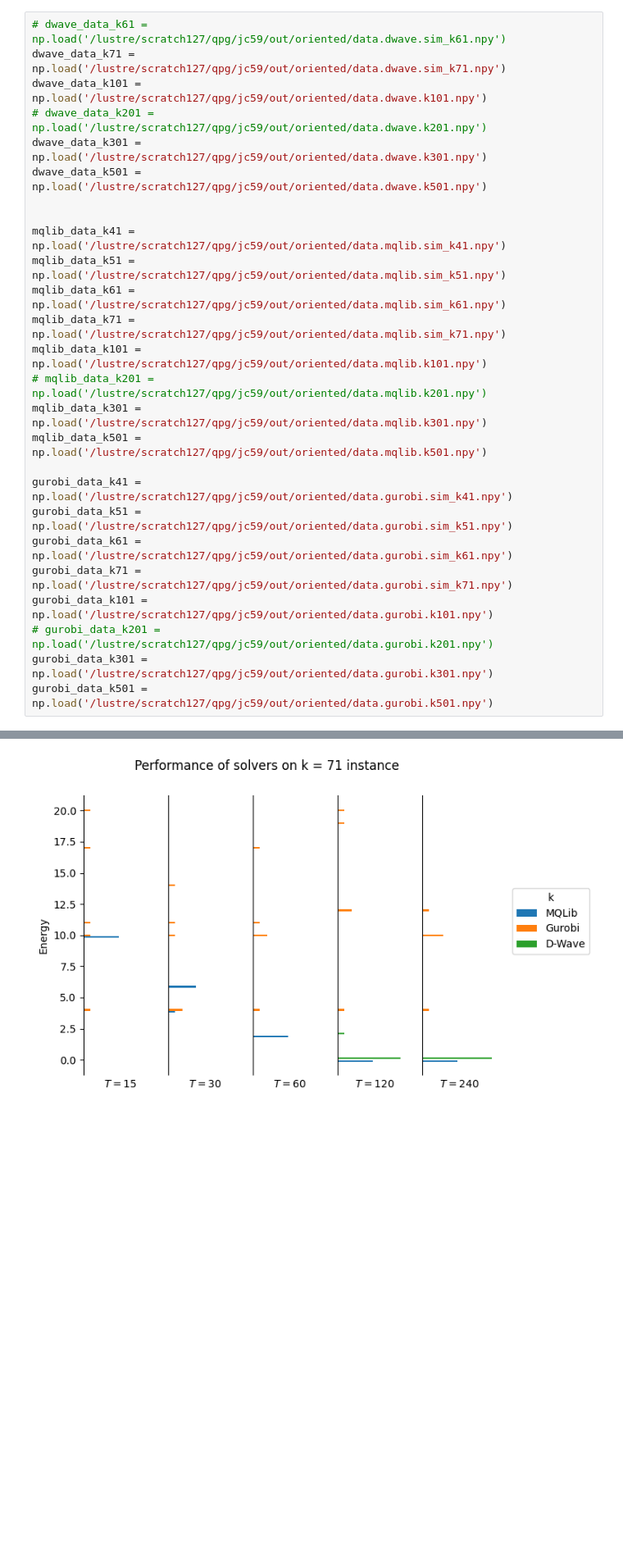
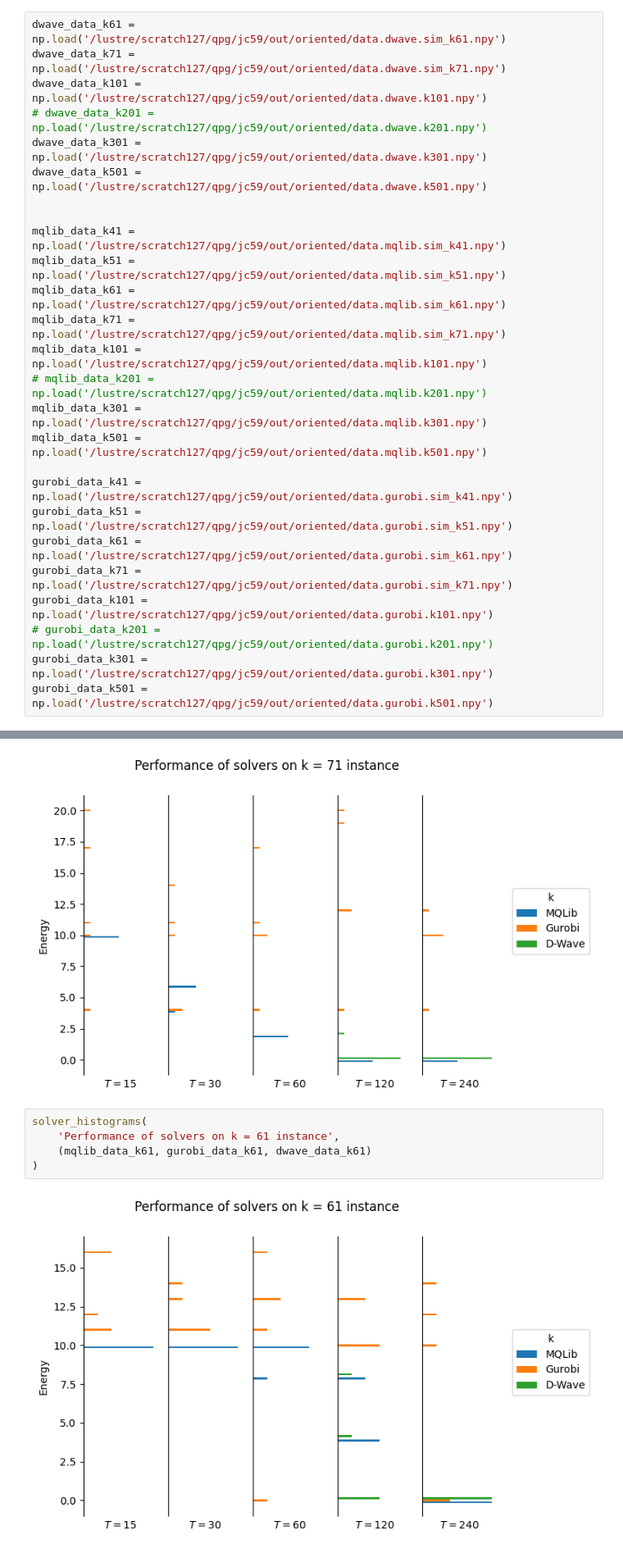
Before and after one commit to JoshCudby/quantum_pangenomics, a Jupyter notebook: qubo_solvers/qubo_solvers/oriented_tangle/notebooks/oriented_tangle_plotting.ipynb, the cells around one changed output, grey strips where cells are left out. Shown at 82% size. Cells and saved outputs as stored; diff of their text form; blank space fills up the shorter version.

```diff
--- a/qubo_solvers/qubo_solvers/oriented_tangle/notebooks/oriented_tangle_plotting.ipynb
+++ b/qubo_solvers/qubo_solvers/oriented_tangle/notebooks/oriented_tangle_plotting.ipynb
@@ -20,7 +20,7 @@ data_entry('mqlib')
 data_entry('dwave')
 data_entry('gurobi')
 # %%
-# dwave_data_k61 = np.load('/lustre/scratch127/qpg/jc59/out/oriented/data.dwave.sim_k61.npy')
+dwave_data_k61 = np.load('/lustre/scratch127/qpg/jc59/out/oriented/data.dwave.sim_k61.npy')
 dwave_data_k71 = np.load('/lustre/scratch127/qpg/jc59/out/oriented/data.dwave.sim_k71.npy')
 dwave_data_k101 = np.load('/lustre/scratch127/qpg/jc59/out/oriented/data.dwave.k101.npy')
 # dwave_data_k201 = np.load('/lustre/scratch127/qpg/jc59/out/oriented/data.dwave.k201.npy')
@@ -185,3 +185,10 @@ solver_histograms(
 )
 # %% [output]
 [figure]
+# %%
+solver_histograms(
+    'Performance of solvers on k = 61 instance',
+    (mqlib_data_k61, gurobi_data_k61, dwave_data_k61)
+)
+# %% [output]
+[figure, added]
```
Also changed, not shown: parts of 2 cells of this notebook, 3 other files.
